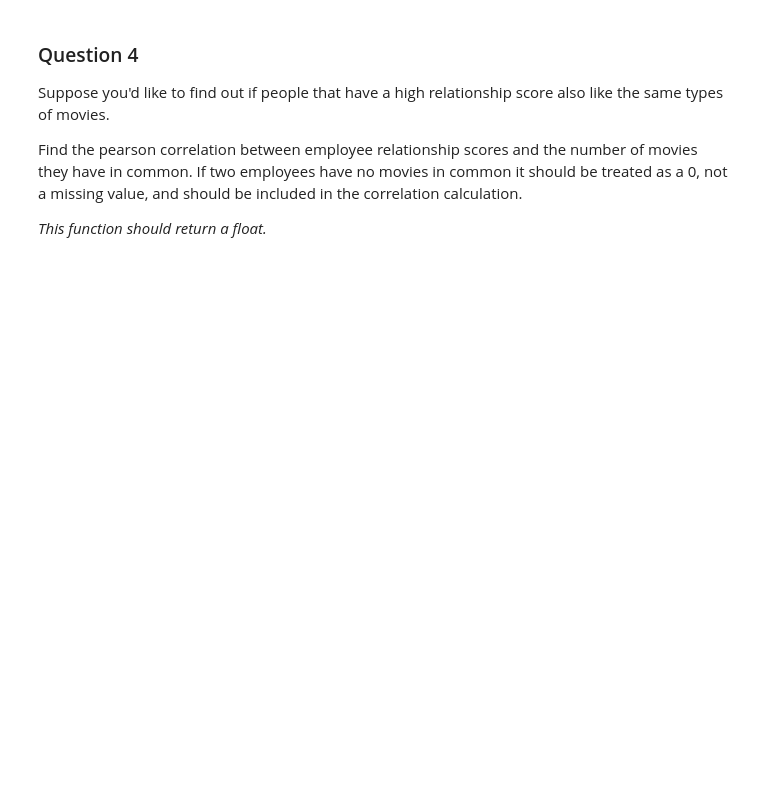
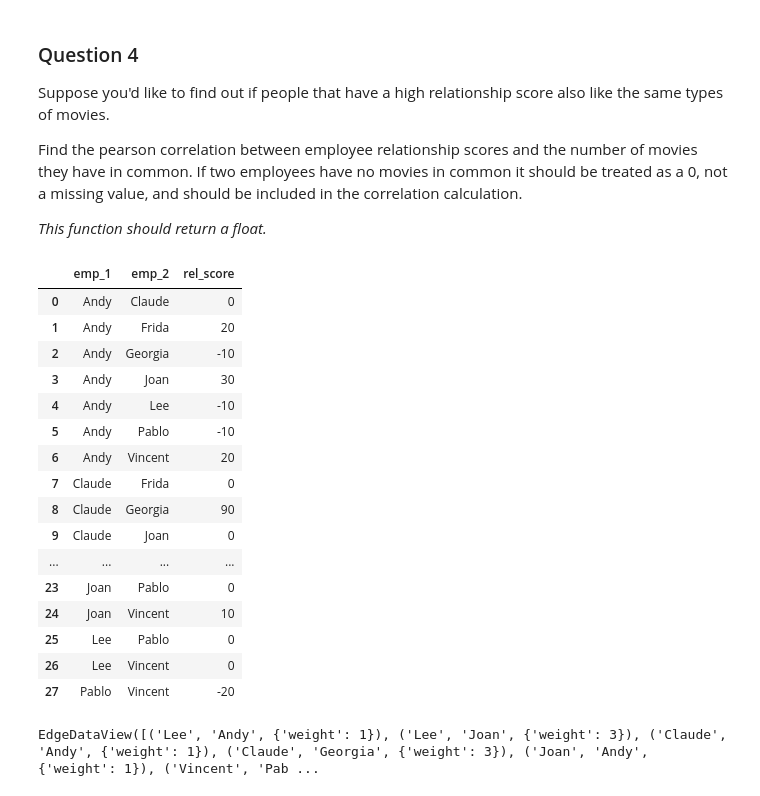
Before and after one commit to anoban/Applied-Social-Network-Analysis-in-Python, a Jupyter notebook: assignments/Assignment 1/assignment1.ipynb, the cells around one changed output. Cells and saved outputs as stored; diff of their text form; code cells hidden in the pictures; blank space fills up the shorter version.

```diff
--- a/assignments/Assignment 1/assignment1.ipynb
+++ b/assignments/Assignment 1/assignment1.ipynb
@@ -190,0 +190,24 @@ emp_rel = pd.read_csv(r"assets/Employee_Relationships.txt", delimiter = "\t", na
+# %%
+emp_rel
+# %% [output]
+|  | emp_1 | emp_2 | rel_score |
+| 0 | Andy | Claude | 0 |
+| 1 | Andy | Frida | 20 |
+| 2 | Andy | Georgia | -10 |
+| 3 | Andy | Joan | 30 |
+| 4 | Andy | Lee | -10 |
+| 5 | Andy | Pablo | -10 |
+| 6 | Andy | Vincent | 20 |
+| 7 | Claude | Frida | 0 |
+| 8 | Claude | Georgia | 90 |
+| 9 | Claude | Joan | 0 |
+| ... | ... | ... | ... |
+| 23 | Joan | Pablo | 0 |
+| 24 | Joan | Vincent | 10 |
+| 25 | Lee | Pablo | 0 |
+| 26 | Lee | Vincent | 0 |
+| 27 | Pablo | Vincent | -20 |
+# %%
+answer_three().edges(data = True)
+# %% [output]
+EdgeDataView([('Lee', 'Andy', {'weight': 1}), ('Lee', 'Joan', {'weight': 3}), ('Claude', 'Andy', {'weight': 1}), ('Claude', 'Georgia', {'weight': 3}), ('Joan', 'Andy', {'weight': 1}), ('Vincent', 'Pab ...
```
Also changed, not shown: parts of 31 cells of this notebook, 2 other files.
